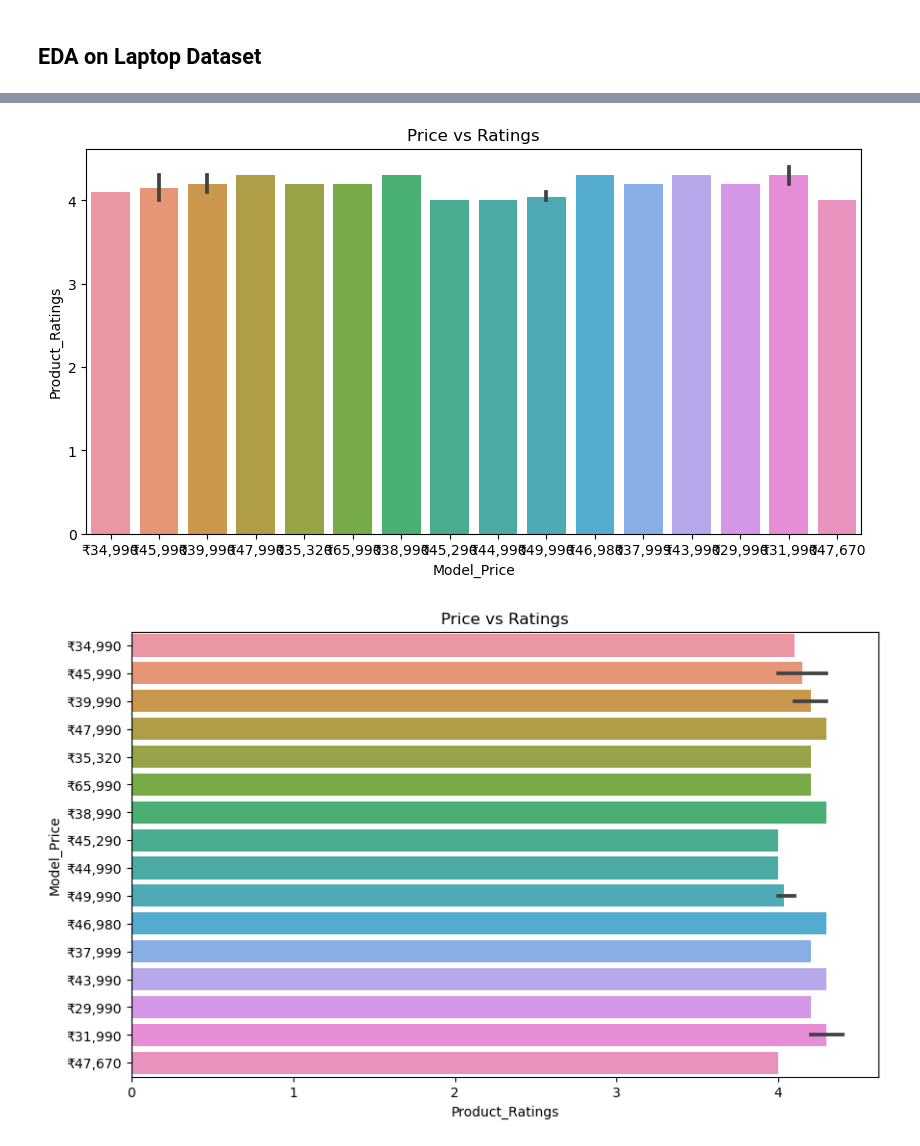
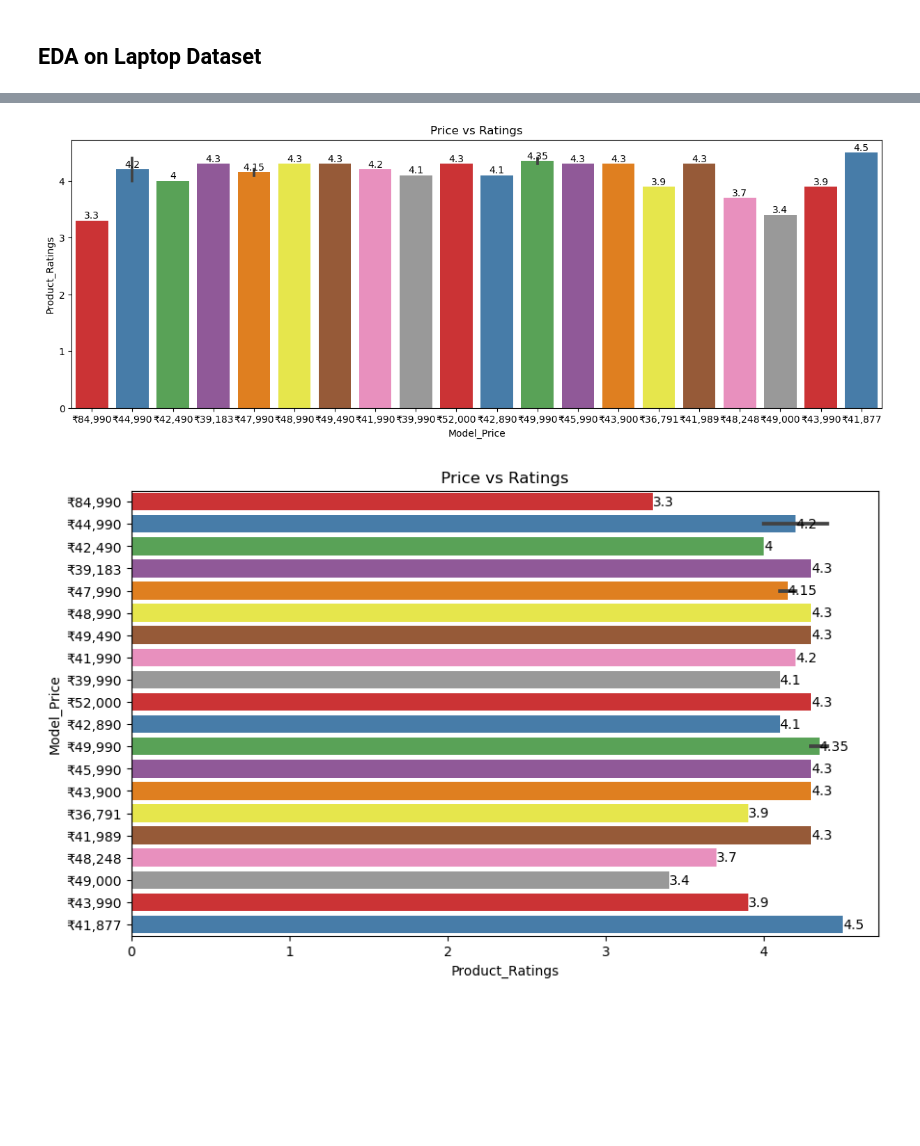
Before and after one commit to vasugupta525/Flipkart-Data-Analysis-using-Web-Scraping, a Jupyter notebook: flipkart_data_analysis.ipynb, the cells around one changed output, grey strips where cells are left out. Drawn from its saved outputs; the diff is of its cells as text; code cells hidden in the pictures; blank space fills up the shorter version.

```diff
--- a/flipkart_data_analysis.ipynb
+++ b/flipkart_data_analysis.ipynb
@@ -310,16 +320,22 @@ laptop_df[(laptop_df.Model_Price>'₹50000') & (laptop_df.Model_Price<'₹60000'
 # %%
 #Price vs Ratings
-plt.figure(figsize=(10,5))
-sns.barplot(x=laptop_df['Model_Price'],y=laptop_df['Product_Ratings'])
+
+plt.figure(figsize=(15,5))
+pc = sns.barplot(laptop_df, x='Model_Price', y='Product_Ratings',palette = 'Set1')
 plt.title('Price vs Ratings')
+for bars in pc.containers:
+    pc.bar_label(bars)
 plt.show()
 # %% [output]
-[figure, old version]
+[figure, new version]
 # %%
 #Ratings vs Price
+
 plt.figure(figsize=(10,6))
-sns.barplot(x=laptop_df['Product_Ratings'],y=laptop_df['Model_Price'])
+pc = sns.barplot(laptop_df, x='Product_Ratings', y='Model_Price', palette = 'Set1')
 plt.title('Price vs Ratings')
+for bars in pc.containers:
+    pc.bar_label(bars)
 plt.show()
 # %% [output]
-[figure, old version]
+[figure, new version]
```
Also changed, not shown: parts of 17 cells of this notebook.
